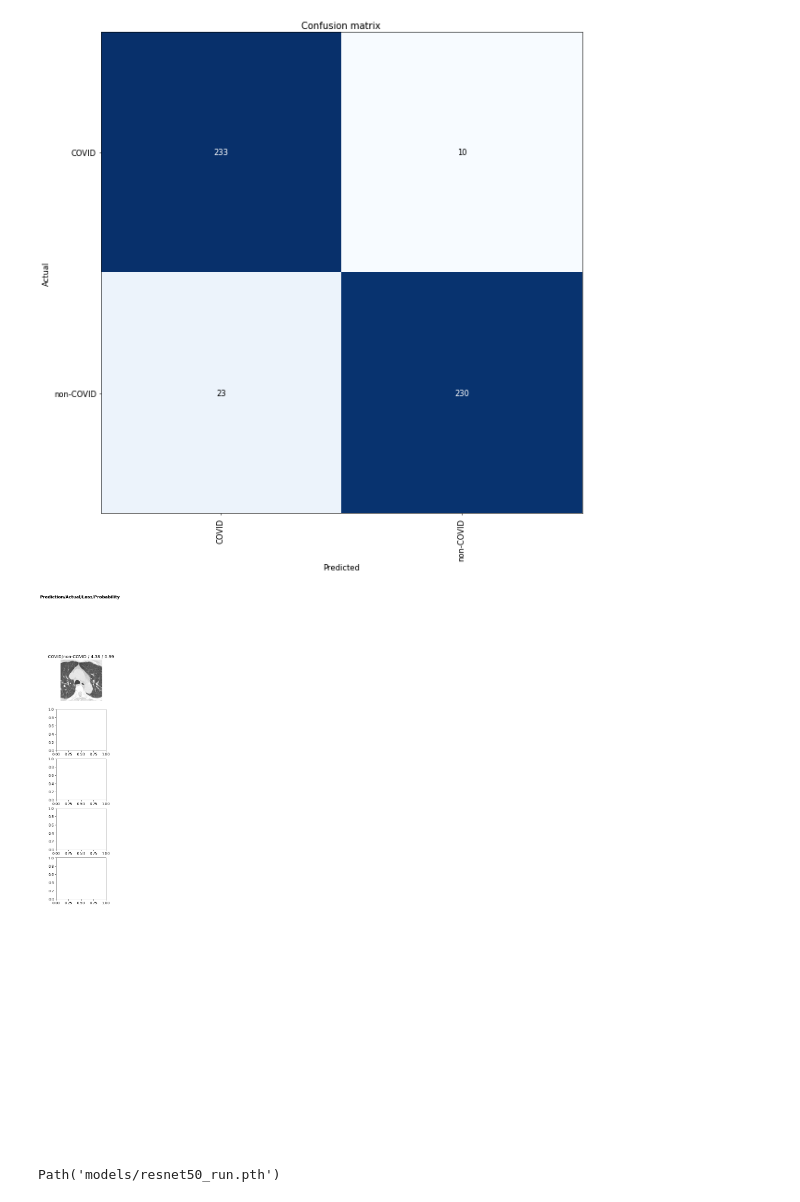
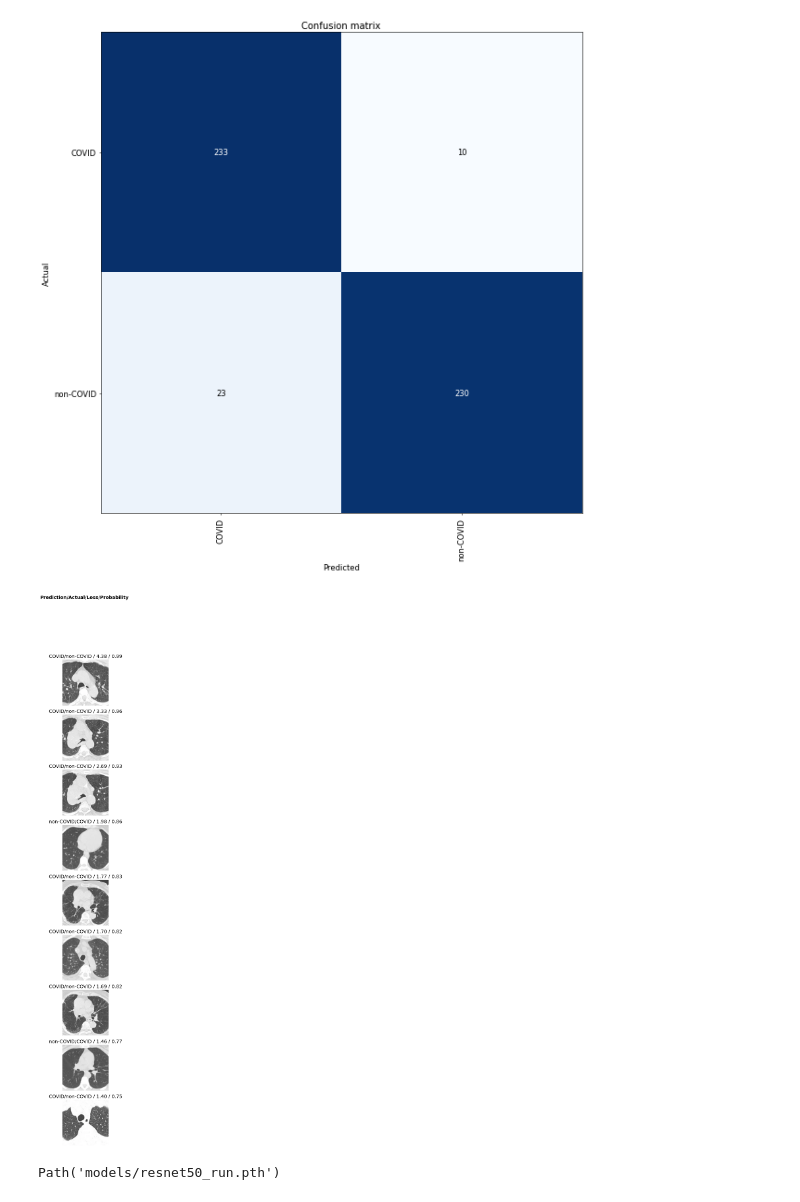
Before and after one commit to Mohamed-Khalil67/Project_MLP_DLP_Gender, a Jupyter notebook: SARS_COVID.ipynb, the cells around one changed output. Cells and saved outputs as stored; diff of their text form; code cells hidden in the pictures.

```diff
--- a/SARS_COVID.ipynb
+++ b/SARS_COVID.ipynb
@@ -232,10 +249,10 @@ interp.plot_confusion_matrix(figsize=(12,12), dpi=50)
 # %% [output]
 [interactive output not drawn]
 [figure]
-# %%
-interp.plot_top_losses(5, nrows=10)# plot top losses
-# %% [output]
-[figure, removed]
+# %%
+plot_top_losses_fix(interp, 9, nrows=9)
+# %% [output]
+[figure, added]
 # %%
 learn.save('resnet50_run')
 # %% [output]
```
Also changed, not shown: parts of 4 cells of this notebook.
